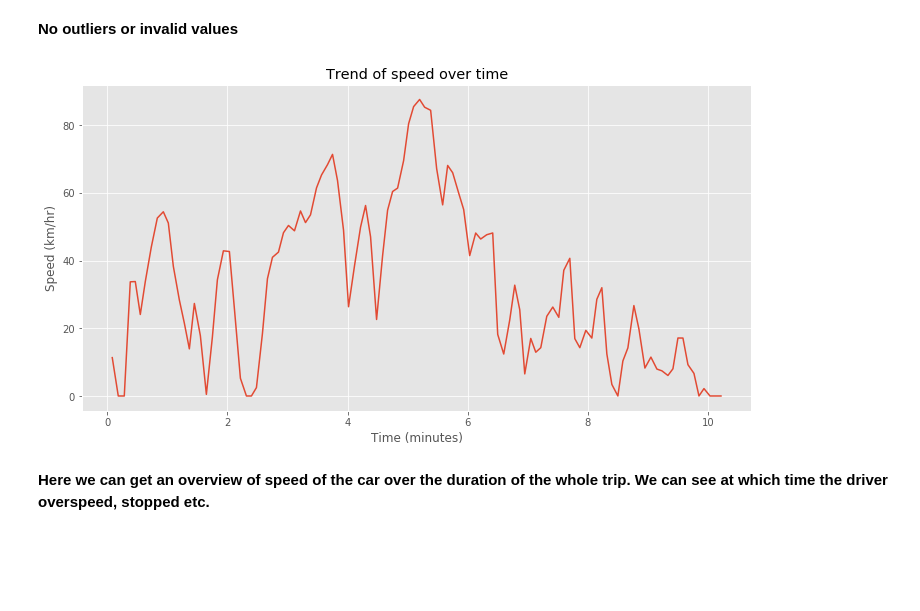
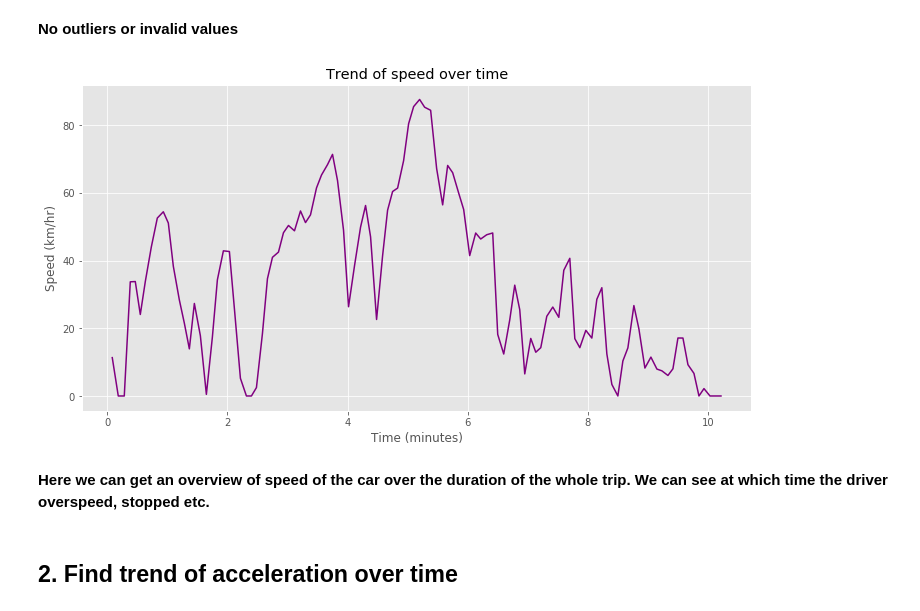
Before and after one commit to anish2197/data-analystics, a Jupyter notebook: Day 4.ipynb, the cells around one changed output. Saved outputs shown, nothing was run; the diff lists cells and outputs as text; code cells hidden in the pictures; blank space fills up the shorter version.

```diff
--- a/Day 4.ipynb
+++ b/Day 4.ipynb
@@ -129,14 +131,16 @@ df_speed.describe()
 # %%
 x = np.arange(0,112)
 ticks = np.arange(0,112,50)
 plt.figure(figsize=(12,6))
 plt.title("Trend of speed over time")
 plt.style.use("ggplot")
-plt.plot(df_speed["time"], df_speed["speed"])
+plt.plot(df_speed["time"], df_speed["speed"], color="purple")
 plt.xlabel("Time (minutes)")
 plt.ylabel("Speed (km/hr)")
 plt.show()
 # %% [output]
-[figure, old version]
+[figure, new version]
 # %% [markdown]
 **Here we can get an overview of speed of the car over the duration of the whole trip. We can see at which time the driver overspeed, stopped etc.**
+# %% [markdown]
+## 2. Find trend of acceleration over time
```
Also changed, not shown: parts of 5 cells of this notebook.
